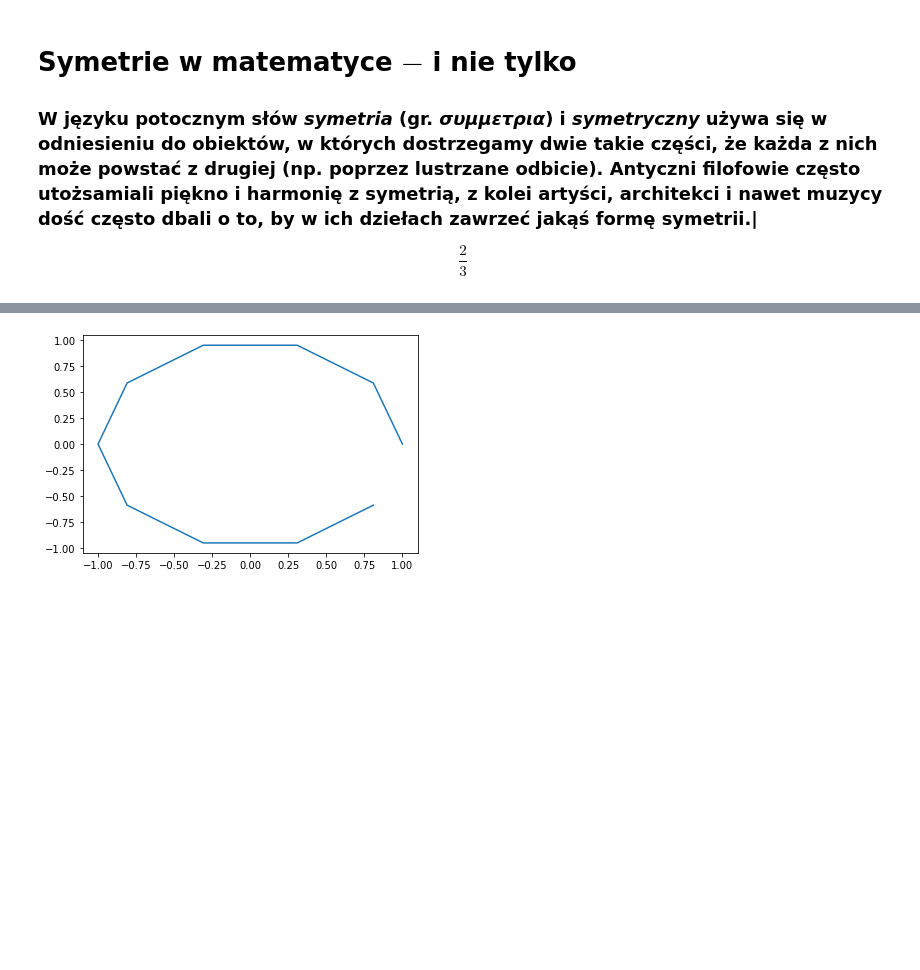
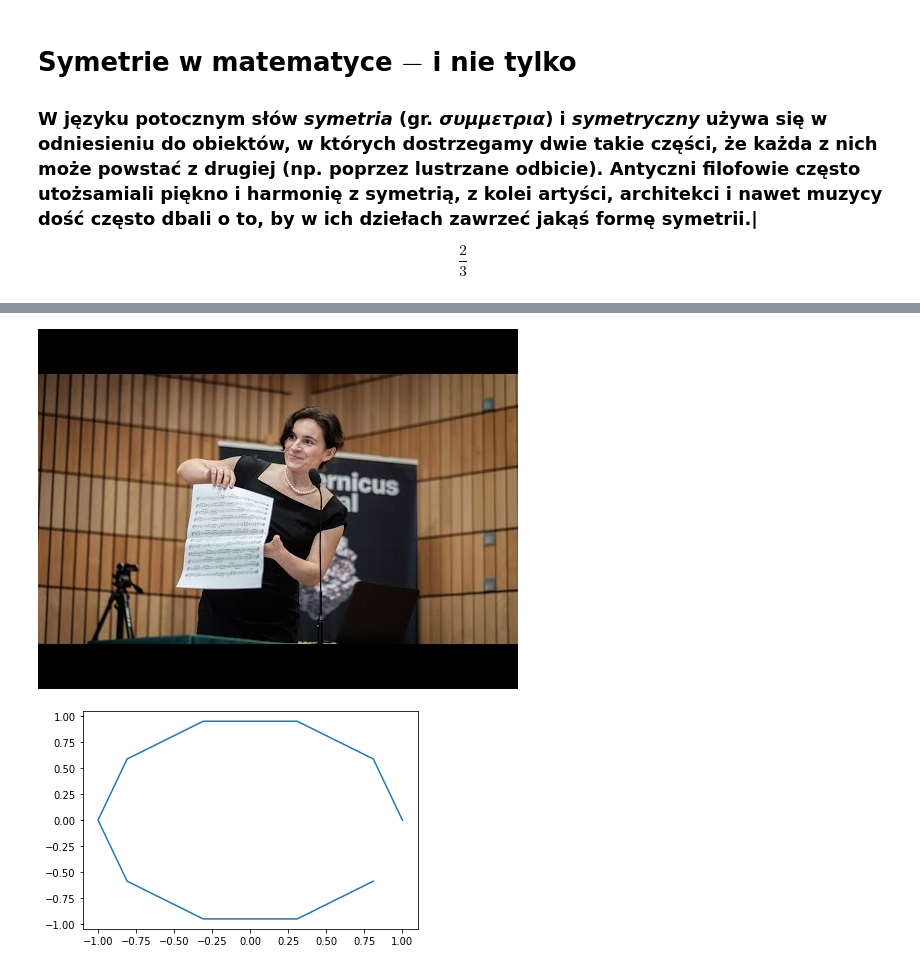
Before and after one commit to mkolany/mkolany.github.io, a Jupyter notebook: notebook/symmetry/symmetry.ipynb, the cells around one changed output, grey strips where cells are left out. Saved outputs shown, nothing was run; the diff lists cells and outputs as text; code cells hidden in the pictures; blank space fills up the shorter version.

```diff
--- a/notebook/symmetry/symmetry.ipynb
+++ b/notebook/symmetry/symmetry.ipynb
@@ -23,3 +19,10 @@ $$ \frac{2}3 $$
+# %%
+from IPython.display import YouTubeVideo
+YouTubeVideo("AUKjEcWiQzY")
+# <iframe width="560" height="350" src="https://www.youtube.com/embed/AUKjEcWiQzY?controls=0" title="YouTube video player" frameborder="0" allow="accelerometer; autoplay; clipboard-write; encrypted-media; gyroscope; picture-in-picture" allowfullscreen>
+# </iframe>
+# %% [output]
+[figure, added]
 # %%
 from math import pi
 import numpy as np
```
Also changed, not shown: parts of 2 cells of this notebook.
